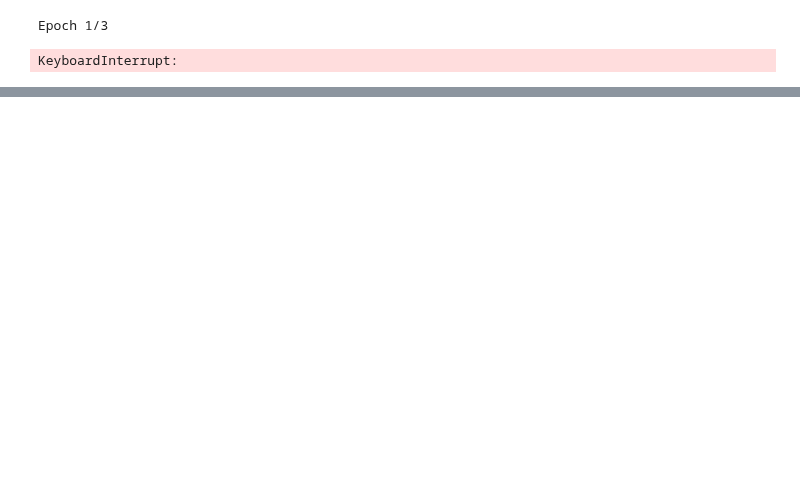
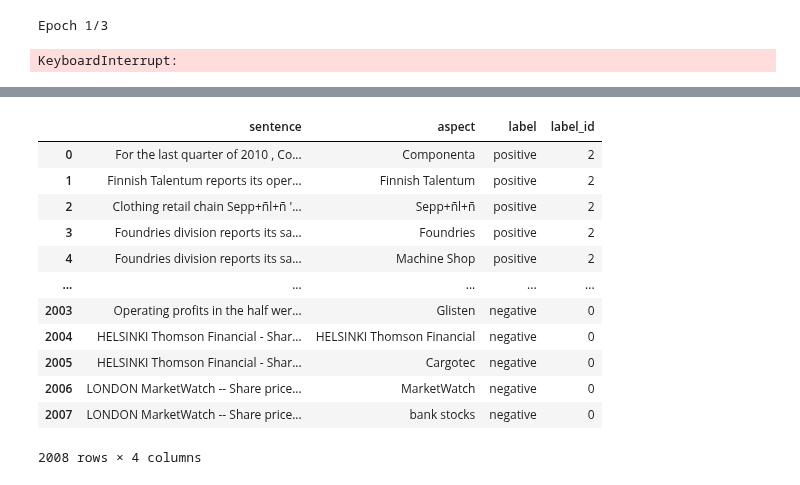
Before and after one commit to martinlf6/schwab-ds-takehome-FengLiu, a Jupyter notebook: 03_models.ipynb, the cells around one changed output, grey strips where cells are left out. Cells and saved outputs as stored; diff of their text form; code cells hidden in the pictures; blank space fills up the shorter version.

```diff
--- a/03_models.ipynb
+++ b/03_models.ipynb
@@ -61,0 +85,3 @@ df
+# %%
+import spacy
+nlp = spacy.load("en_core_web_trf") # Load spaCy transformer model, en_core_web_trf.
@@ -162,3 +255,12 @@ print("Validation results:", results)
 # %% [output]
 Epoch 1/3
 KeyboardInterrupt:
+# %%
+#######################################################################################
+# B) Aspect-Level Sentiment Classification (using the aspect-level dataset, pairs_df)
+#######################################################################################
+# Encode labels. Add a numeric label_id column (0: negative, 1: neutral, 2: positive) to the dataset.
+labels = ["negative","neutral","positive"]
+label2id = {l:i for i,l in enumerate(labels)}
+id2label = {i:l for l,i in label2id.items()}
+pairs_df["label_id"] = pairs_df["label"].map(label2id)
@@ -164,0 +288,16 @@ KeyboardInterrupt:
+# %%
+pairs_df
+# %% [output]
+|  | sentence | aspect | label | label_id |
+| 0 | For the last quarter of 2010 , Co... | Componenta | positive | 2 |
+| 1 | Finnish Talentum reports its oper... | Finnish Talentum | positive | 2 |
+| 2 | Clothing retail chain Sepp+ñl+ñ '... | Sepp+ñl+ñ | positive | 2 |
+| 3 | Foundries division reports its sa... | Foundries | positive | 2 |
+| 4 | Foundries division reports its sa... | Machine Shop | positive | 2 |
+| ... | ... | ... | ... | ... |
+| 2003 | Operating profits in the half wer... | Glisten | negative | 0 |
+| 2004 | HELSINKI Thomson Financial - Shar... | HELSINKI Thomson Financial | negative | 0 |
+| 2005 | HELSINKI Thomson Financial - Shar... | Cargotec | negative | 0 |
+| 2006 | LONDON MarketWatch -- Share price... | MarketWatch | negative | 0 |
+| 2007 | LONDON MarketWatch -- Share price... | bank stocks | negative | 0 |
+2008 rows × 4 columns
```
Also changed, not shown: parts of 7 cells of this notebook.
